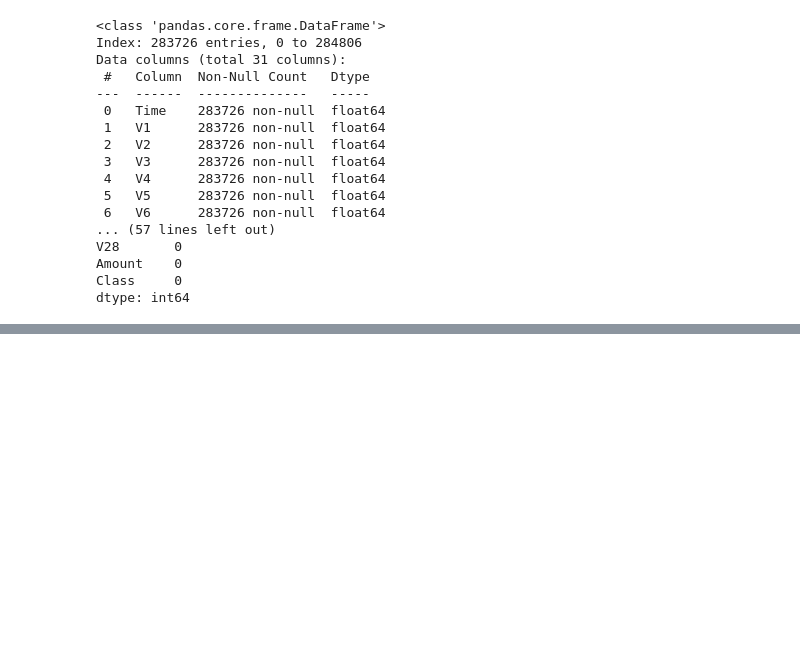
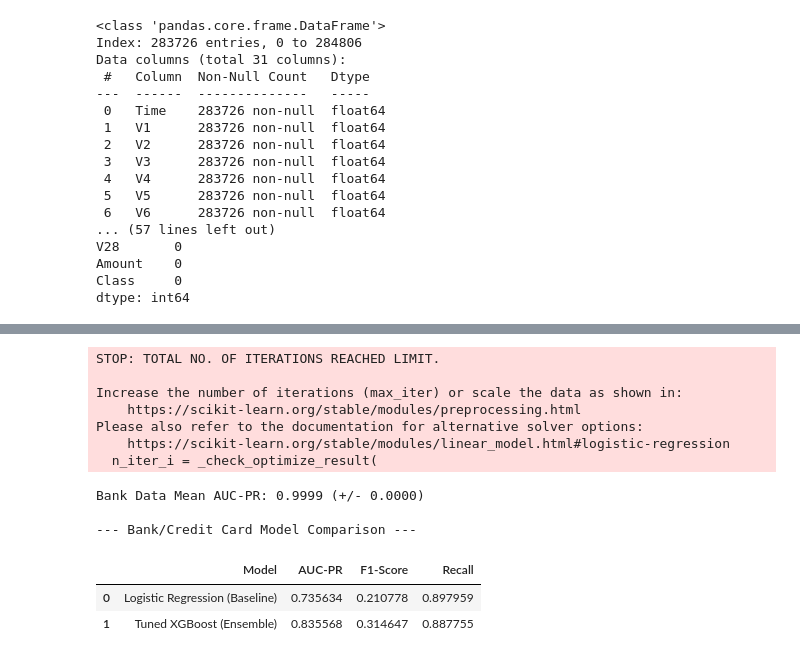
Before and after one commit to Maireg789/adey-fraud-detection, a Jupyter notebook: notebooks/eda-creditcard.ipynb, the cells around one changed output, grey strips where cells are left out. Drawn from its saved outputs; the diff is of its cells as text; code cells hidden in the pictures; blank space fills up the shorter version.

```diff
--- a/notebooks/eda-creditcard.ipynb
+++ b/notebooks/eda-creditcard.ipynb
@@ -102,0 +220,66 @@ dtype: int64
+# %%
+import pandas as pd
+from sklearn.model_selection import train_test_split, cross_val_score, StratifiedKFold
+from sklearn.linear_model import LogisticRegression
+from xgboost import XGBClassifier
+from imblearn.over_sampling import SMOTE
+from sklearn.metrics import average_precision_score, f1_score, recall_score
+
+# 1. Load Data
+try:
+    df_credit = pd.read_csv('../data/processed/creditcard_processed.csv')
+except:
+    df_credit = pd.read_csv('../data/raw/creditcard.csv')
+
+# 2. Split
+X_c = df_credit.drop('Class', axis=1)
+y_c = df_credit['Class']
+X_train_c, X_test_c, y_train_c, y_test_c = train_test_split(X_c, y_c, test_size=0.2, random_state=42, stratify=y_c)
+
+# 3. SMOTE
+sm = SMOTE(random_state=42)
+X_train_c_res, y_train_c_res = sm.fit_resample(X_train_c, y_train_c)
+
+# 4. Train Baseline (Logistic Regression)
+lr_credit = LogisticRegression(max_iter=1000)
+lr_credit.fit(X_train_c_res, y_train_c_res)
+y_pred_lr = lr_credit.predict(X_test_c)
+y_prob_lr = lr_credit.predict_proba(X_test_c)[:, 1]
+
+# 5. Train Tuned Ensemble (XGBoost)
+xgb_credit = XGBClassifier(n_estimators=150, max_depth=4, learning_rate=0.1, scale_pos_weight=5, random_state=42)
+xgb_credit.fit(X_train_c_res, y_train_c_res)
+y_pred_xgb = xgb_credit.predict(X_test_c)
+y_prob_xgb = xgb_credit.predict_proba(X_test_c)[:, 1]
+
+# 6. Statistical Rigor (Cross-Validation for XGBoost)
+skf = StratifiedKFold(n_splits=5, shuffle=True, random_state=42)
+cv_scores = cross_val_score(xgb_credit, X_train_c_res, y_train_c_res, cv=skf, scoring='average_precision')
+
+print(f"Bank Data Mean AUC-PR: {cv_scores.mean():.4f} (+/- {cv_scores.std():.4f})")
+
+# 7. THE COMPARISON TABLE (Requested by Tutors)
+credit_results = {
+    'Model': ['Logistic Regression (Baseline)', 'Tuned XGBoost (Ensemble)'],
+    'AUC-PR': [average_precision_score(y_test_c, y_prob_lr), average_precision_score(y_test_c, y_prob_xgb)],
+    'F1-Score': [f1_score(y_test_c, y_pred_lr), f1_score(y_test_c, y_pred_xgb)],
+    'Recall': [recall_score(y_test_c, y_pred_lr), recall_score(y_test_c, y_pred_xgb)]
+}
+
+comparison_table_credit = pd.DataFrame(credit_results)
+print("\n--- Bank/Credit Card Model Comparison ---")
+display(comparison_table_credit)
+# %% [output]
+STOP: TOTAL NO. OF ITERATIONS REACHED LIMIT.
+
+Increase the number of iterations (max_iter) or scale the data as shown in:
+    https://scikit-learn.org/stable/modules/preprocessing.html
+Please also refer to the documentation for alternative solver options:
+    https://scikit-learn.org/stable/modules/linear_model.html#logistic-regression
+  n_iter_i = _check_optimize_result(
+Bank Data Mean AUC-PR: 0.9999 (+/- 0.0000)
+
+--- Bank/Credit Card Model Comparison ---
+|  | Model | AUC-PR | F1-Score | Recall |
+| 0 | Logistic Regression (Baseline) | 0.735634 | 0.210778 | 0.897959 |
+| 1 | Tuned XGBoost (Ensemble) | 0.835568 | 0.314647 | 0.887755 |
```
Also changed, not shown: parts of 4 cells of this notebook, 5 other files.
